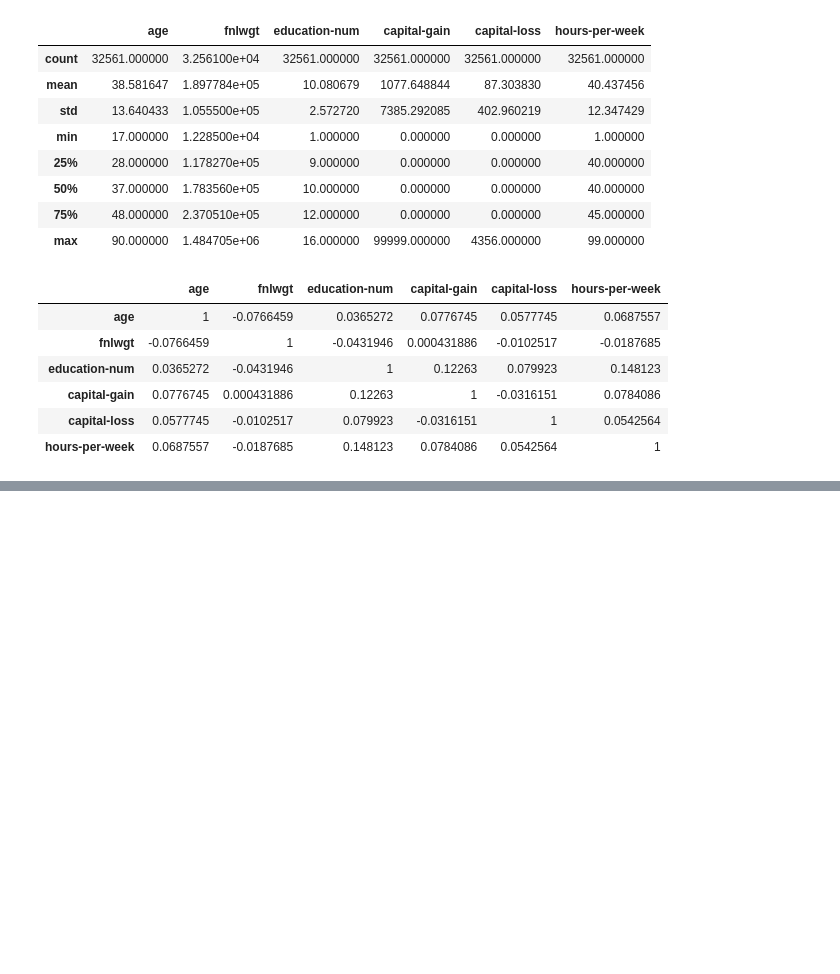
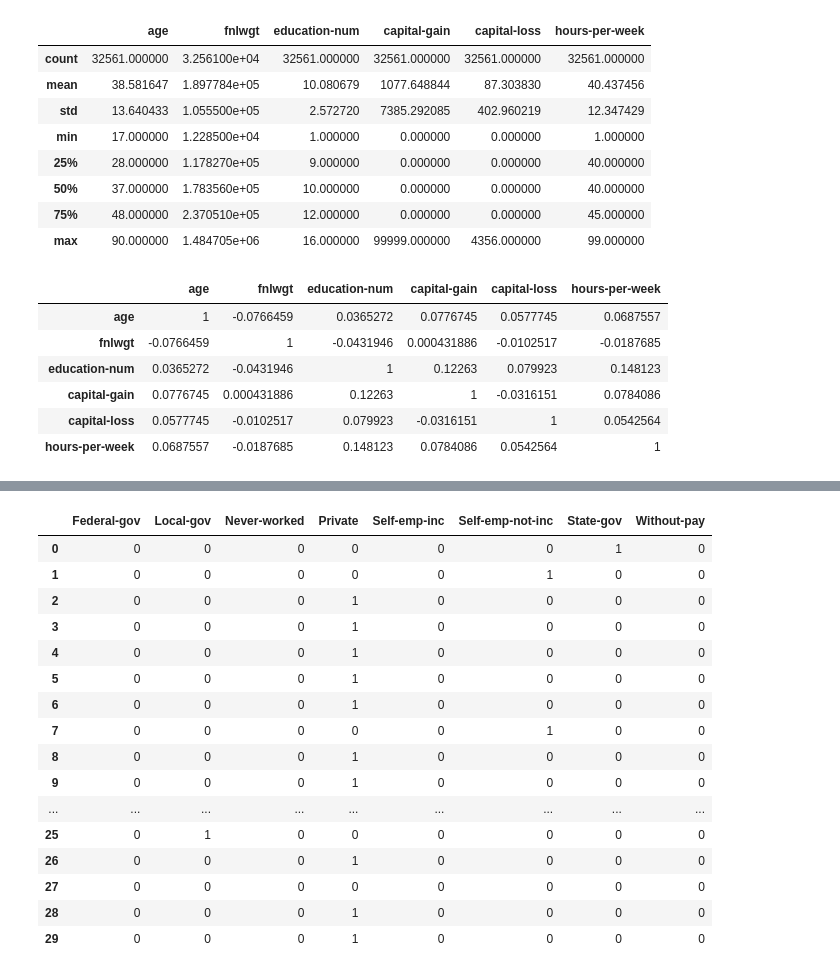
Before and after one commit to michelmelo25/Machine-Learning, a Jupyter notebook: Lista 6/Renda_Americanos_EUA.ipynb, the cells around one changed output, grey strips where cells are left out. Cells and saved outputs as stored; diff of their text form; code cells hidden in the pictures; blank space fills up the shorter version.

```diff
--- a/Lista 6/Renda_Americanos_EUA.ipynb
+++ b/Lista 6/Renda_Americanos_EUA.ipynb
@@ -92,0 +187,2 @@ df.corr().style.background_gradient(cmap='coolwarm')
+# %%
+df['renda >50k'] = pd.get_dummies(df['renda >50k'], drop_first=True)
@@ -92,0 +200,2 @@ df.corr().style.background_gradient(cmap='coolwarm')
+# %%
+df.drop(labels=['education'], axis=1, inplace=True)
@@ -92,0 +219,2 @@ df.corr().style.background_gradient(cmap='coolwarm')
+# %%
+df['sex'] = pd.get_dummies(df['sex'], drop_first=True)
@@ -92,0 +230,27 @@ df.corr().style.background_gradient(cmap='coolwarm')
+# %%
+workclass = pd.get_dummies(df['workclass'], drop_first=True)
+marital_status = pd.get_dummies(df['marital-status'], drop_first=True)
+occupation = pd.get_dummies(df['occupation'], drop_first=True)
+relationship = pd.get_dummies(df['relationship'], drop_first=True)
+race = pd.get_dummies(df['race'], drop_first=True)
+native_country = pd.get_dummies(df['native-country'], drop_first=True)
+# %%
+workclass.head(30)
+# %% [output]
+|  | Federal-gov | Local-gov | Never-worked | Private | Self-emp-inc | Self-emp-not-inc | State-gov | Without-pay |
+| 0 | 0 | 0 | 0 | 0 | 0 | 0 | 1 | 0 |
+| 1 | 0 | 0 | 0 | 0 | 0 | 1 | 0 | 0 |
+| 2 | 0 | 0 | 0 | 1 | 0 | 0 | 0 | 0 |
+| 3 | 0 | 0 | 0 | 1 | 0 | 0 | 0 | 0 |
+| 4 | 0 | 0 | 0 | 1 | 0 | 0 | 0 | 0 |
+| 5 | 0 | 0 | 0 | 1 | 0 | 0 | 0 | 0 |
+| 6 | 0 | 0 | 0 | 1 | 0 | 0 | 0 | 0 |
+| 7 | 0 | 0 | 0 | 0 | 0 | 1 | 0 | 0 |
+| 8 | 0 | 0 | 0 | 1 | 0 | 0 | 0 | 0 |
+| 9 | 0 | 0 | 0 | 1 | 0 | 0 | 0 | 0 |
+| ... | ... | ... | ... | ... | ... | ... | ... | ... |
+| 25 | 0 | 1 | 0 | 0 | 0 | 0 | 0 | 0 |
+| 26 | 0 | 0 | 0 | 1 | 0 | 0 | 0 | 0 |
+| 27 | 0 | 0 | 0 | 0 | 0 | 0 | 0 | 0 |
+| 28 | 0 | 0 | 0 | 1 | 0 | 0 | 0 | 0 |
+| 29 | 0 | 0 | 0 | 1 | 0 | 0 | 0 | 0 |
```
Also changed, not shown: parts of 52 cells of this notebook, 1 other file.
